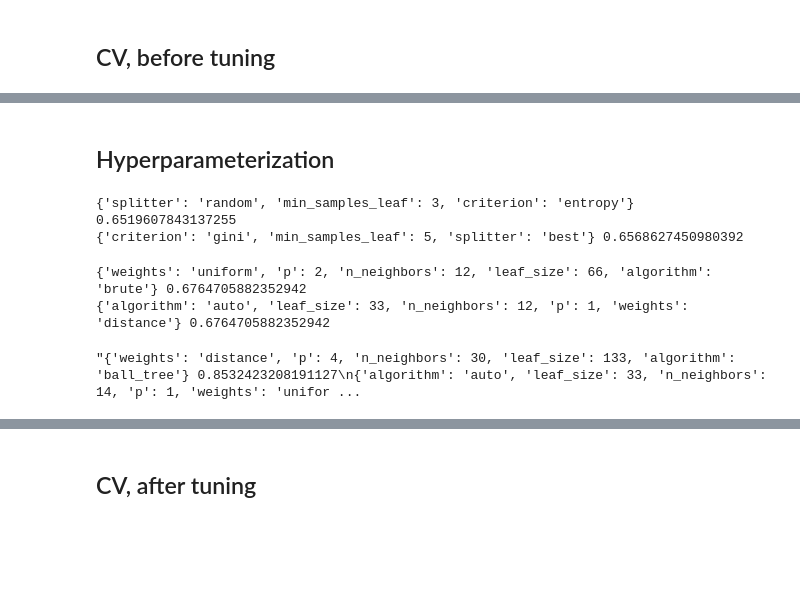
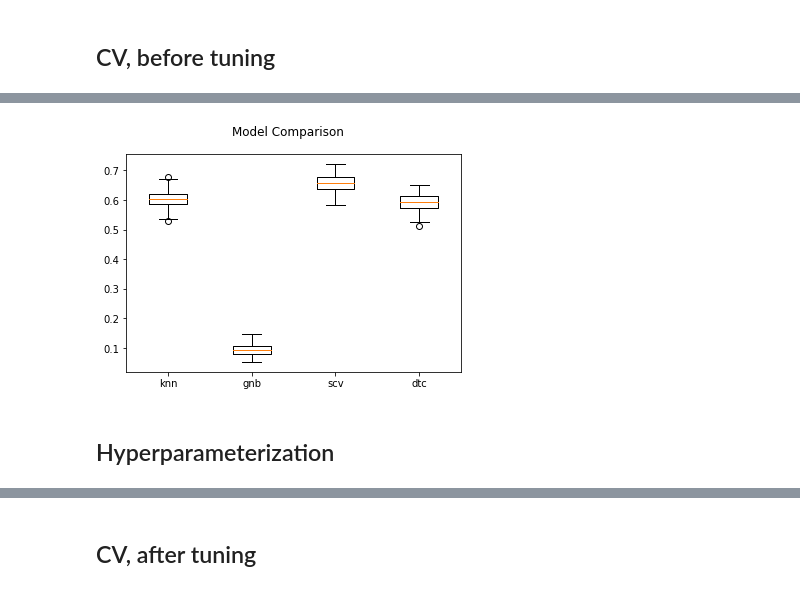
Before and after one commit to aarongp11/datamining_project, a Jupyter notebook: data_mining project/workingCV2allfeat_graphcomp.ipynb, the cells around one changed output, grey strips where cells are left out. Cells and saved outputs as stored; diff of their text form; code cells hidden in the pictures; blank space fills up the shorter version.

Commit message:
added comparison

```diff
--- a/data_mining project/workingCV2allfeat_graphcomp.ipynb
+++ b/data_mining project/workingCV2allfeat_graphcomp.ipynb
@@ -467,40 +417,56 @@ print(f' best accuracy is: {max([np.mean(x) for x in accuracies])}')
+# %%
+variables=[['Start time in second'],
+ ['End time in second'],
+ ['Time in bed'],
+ ['Activity (steps)'],
+ ['Ate late'],
+ ['Worked out'],
+ ['Drank coffee'],
+ ['Drank tea'],
+ ['Stressful day'],
+ ['Day of week']]
+
+# accuracies
+models=['knn','gnb','scv','dtc']
+# boxplot algorithm comparison
+fig = plt.figure()
+fig.suptitle('Model Comparison')
+ax = fig.add_subplot(111)
+plt.boxplot(accuracies)
+ax.set_xticklabels(models)
+plt.show()
+# %% [output]
+[figure, added]
 # %% [markdown]
 ## Hyperparameterization
 # %%
-#decision trees
+# #decision trees
 
-grid = {'criterion': ['gini', 'entropy', 'log_loss'],'splitter': ["best","random"],'min_samples_leaf':[1,2,3,4,5]}
-classifier=DecisionTreeClassifier(random_state=42)
-grid_search = GridSearchCV(estimator=classifier, param_grid=grid, cv= 5)
-grid_search.fit(x_train, y_train)
-random_search = RandomizedSearchCV(estimator = classifier, param_distributions = grid, n_iter = 5, cv = 5, n_jobs = -1, verbose = 0)
-random_search.fit(x_train,y_train)
+# grid = {'criterion': ['gini', 'entropy', 'log_loss'],'splitter': ["best","random"],'min_samples_leaf':[1,2,3,4,5]}
+# classifier=DecisionTreeClassifier(random_state=42)
+# grid_search = GridSearchCV(estimator=classifier, param_grid=grid, cv= 5)
+# grid_search.fit(x_train, y_train)
+# random_search = RandomizedSearchCV(estimator = classifier, param_distributions = grid, n_iter = 5, cv = 5, n_jobs = -1, verbose = 0)
+# random_search.fit(x_train,y_train)
 
-print(random_search.best_params_,random_search.score(x_test,y_test))
-print(grid_search.best_params_,grid_search.score(x_test,y_test))
+# print(random_search.best_params_,random_search.score(x_test,y_test))
+# print(grid_search.best_params_,grid_search.score(x_test,y_test))
-# %% [output]
-{'splitter': 'random', 'min_samples_leaf': 3, 'criterion': 'entropy'} 0.6519607843137255
-{'criterion': 'gini', 'min_samples_leaf': 5, 'splitter': 'best'} 0.6568627450980392
 # %%
-#knn, commented bc takes time
-grid = {'n_neighbors' : np.random.randint(1,50,10),
-        'weights':['uniform','distance'],
-        'algorithm':['auto','ball_tree','kd_tree','brute'],
-        'leaf_size':[int(x) for x in np.linspace(start = 0, stop = 300, num=10)],
-        'p':[1,2,3,4,5]}
-classifier = KNeighborsClassifier()
-grid_search = GridSearchCV(estimator=classifier, param_grid=grid, cv= 5)
-grid_search.fit(x_train, y_train)
-random_search = RandomizedSearchCV(estimator = classifier, param_distributions = grid, n_iter = 5, cv = 5, n_jobs = -1, verbose = 0)
-random_search.fit(x_train,y_train)
+# #knn, commented bc takes time
+# grid = {'n_neighbors' : np.random.randint(1,50,10),
+#         'weights':['uniform','distance'],
+#         'algorithm':['auto','ball_tree','kd_tree','brute'],
+#         'leaf_size':[int(x) for x in np.linspace(start = 0, stop = 300, num=10)],
+#         'p':[1,2,3,4,5]}
+# classifier = KNeighborsClassifier()
+# grid_search = GridSearchCV(estimator=classifier, param_grid=grid, cv= 5)
+# grid_search.fit(x_train, y_train)
+# random_search = RandomizedSearchCV(estimator = classifier, param_distributions = grid, n_iter = 5, cv = 5, n_jobs = -1, verbose = 0)
+# random_search.fit(x_train,y_train)
 
-print(random_search.best_params_,random_search.score(x_test,y_test)) # why is this 0.78 but next cell is 0.04
-print(grid_search.best_params_,grid_search.score(x_test,y_test)) # why so different? grid same always
+# print(random_search.best_params_,random_search.score(x_test,y_test)) # why is this 0.78 but next cell is 0.04
+# print(grid_search.best_params_,grid_search.score(x_test,y_test)) # why so different? grid same always
 
-"""{'weights': 'distance', 'p': 4, 'n_neighbors': 30, 'leaf_size': 133, 'algorithm': 'ball_tree'} 0.8532423208191127
-{'algorithm': 'auto', 'leaf_size': 33, 'n_neighbors': 14, 'p': 1, 'weights': 'uniform'} 0.8532423208191127"""
+# """{'weights': 'distance', 'p': 4, 'n_neighbors': 30, 'leaf_size': 133, 'algorithm': 'ball_tree'} 0.8532423208191127
+# {'algorithm': 'auto', 'leaf_size': 33, 'n_neighbors': 14, 'p': 1, 'weights': 'uniform'} 0.8532423208191127"""
-# %% [output]
-{'weights': 'uniform', 'p': 2, 'n_neighbors': 12, 'leaf_size': 66, 'algorithm': 'brute'} 0.6764705882352942
-{'algorithm': 'auto', 'leaf_size': 33, 'n_neighbors': 12, 'p': 1, 'weights': 'distance'} 0.6764705882352942
-"{'weights': 'distance', 'p': 4, 'n_neighbors': 30, 'leaf_size': 133, 'algorithm': 'ball_tree'} 0.8532423208191127\n{'algorithm': 'auto', 'leaf_size': 33, 'n_neighbors': 14, 'p': 1, 'weights': 'unifor ...
 # %%
```
Also changed, not shown: parts of 15 cells of this notebook.
